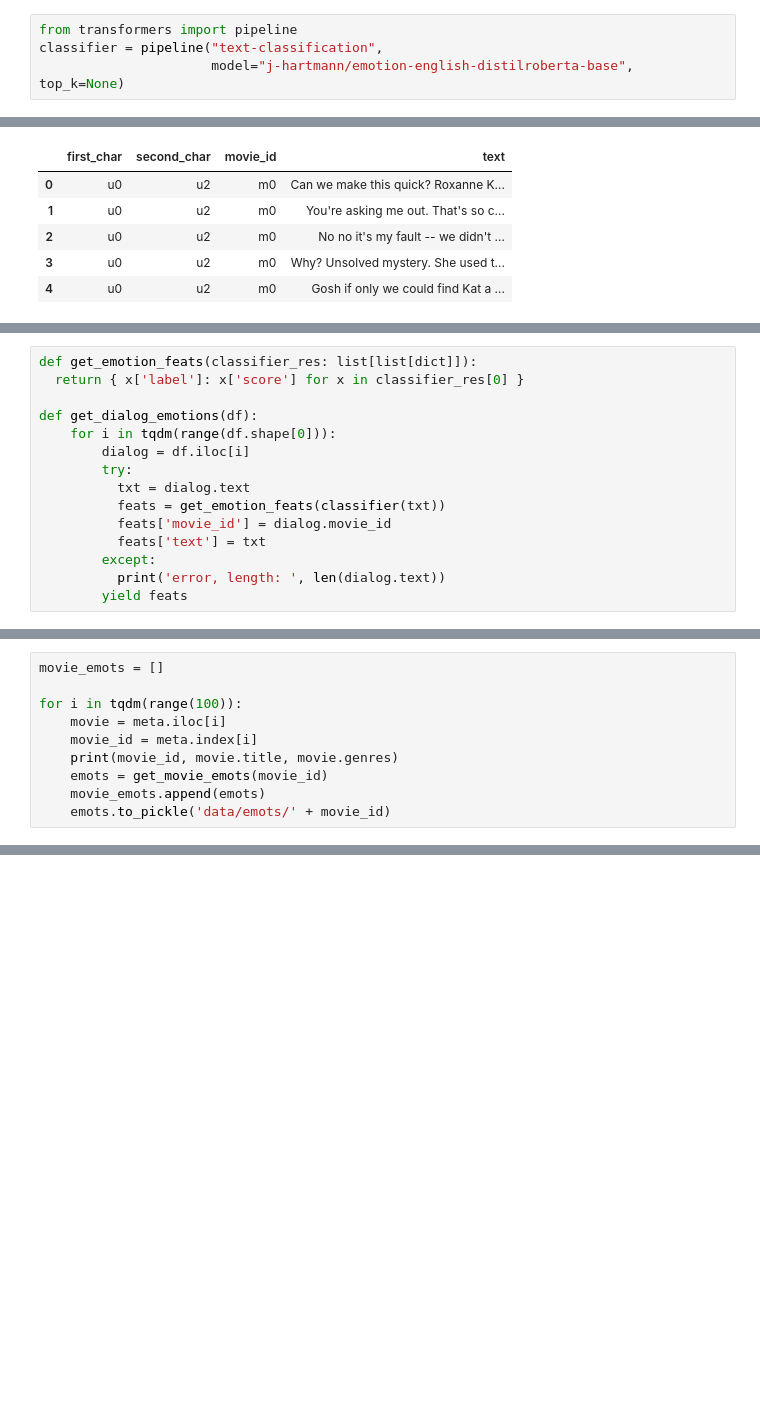
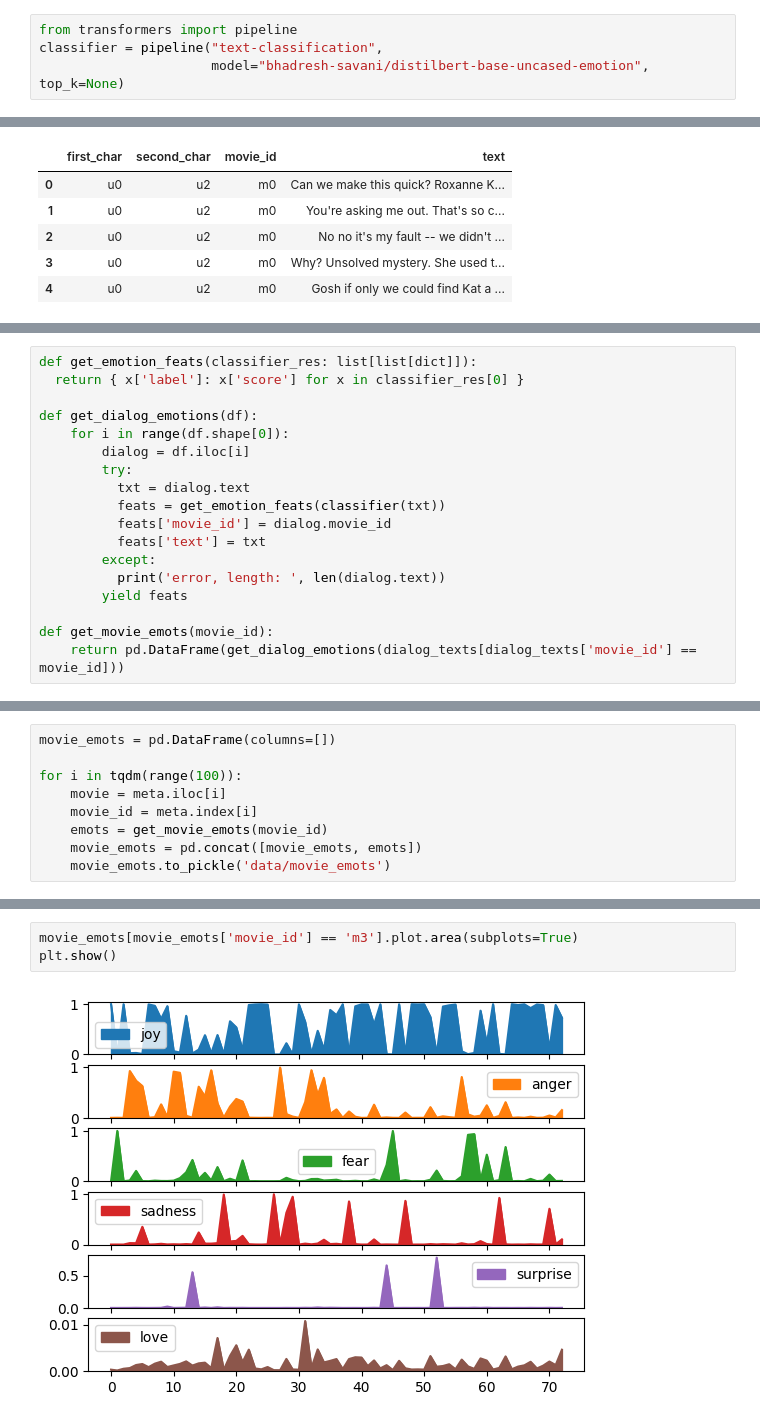
Before and after one commit to eitamyo/ou-workshop-project, a Jupyter notebook: proposal.ipynb, the cells around one changed output, grey strips where cells are left out. Drawn from its saved outputs; the diff is of its cells as text; blank space fills up the shorter version.

```diff
--- a/proposal.ipynb
+++ b/proposal.ipynb
@@ -63,4 +63,4 @@ meta.head()
 # %%
 from transformers import pipeline
 classifier = pipeline("text-classification",
-                      model="j-hartmann/emotion-english-distilroberta-base", top_k=None)
+                      model="bhadresh-savani/distilbert-base-uncased-emotion", top_k=None)
@@ -134,7 +139,7 @@ def get_emotion_feats(classifier_res: list[list[dict]]):
   return { x['label']: x['score'] for x in classifier_res[0] }
 
 def get_dialog_emotions(df):
-    for i in tqdm(range(df.shape[0])):
+    for i in range(df.shape[0]):
         dialog = df.iloc[i]
         try:
           txt = dialog.text
@@ -144,3 +149,6 @@ def get_dialog_emotions(df):
         except:
           print('error, length: ', len(dialog.text))
         yield feats
+
+def get_movie_emots(movie_id):
+    return pd.DataFrame(get_dialog_emotions(dialog_texts[dialog_texts['movie_id'] == movie_id]))
@@ -150,10 +155,9 @@ def get_movie_emots(movie_id):
 # %%
-movie_emots = []
+movie_emots = pd.DataFrame(columns=[])
 
 for i in tqdm(range(100)):
     movie = meta.iloc[i]
     movie_id = meta.index[i]
-    print(movie_id, movie.title, movie.genres)
     emots = get_movie_emots(movie_id)
-    movie_emots.append(emots)
-    emots.to_pickle('data/emots/' + movie_id)
+    movie_emots = pd.concat([movie_emots, emots])
+    movie_emots.to_pickle('data/movie_emots')
@@ -159,0 +166,5 @@ for i in tqdm(range(100)):
+# %%
+movie_emots[movie_emots['movie_id'] == 'm3'].plot.area(subplots=True)
+plt.show()
+# %% [output]
+[figure, added]
```
Also changed, not shown: parts of 17 cells of this notebook.
